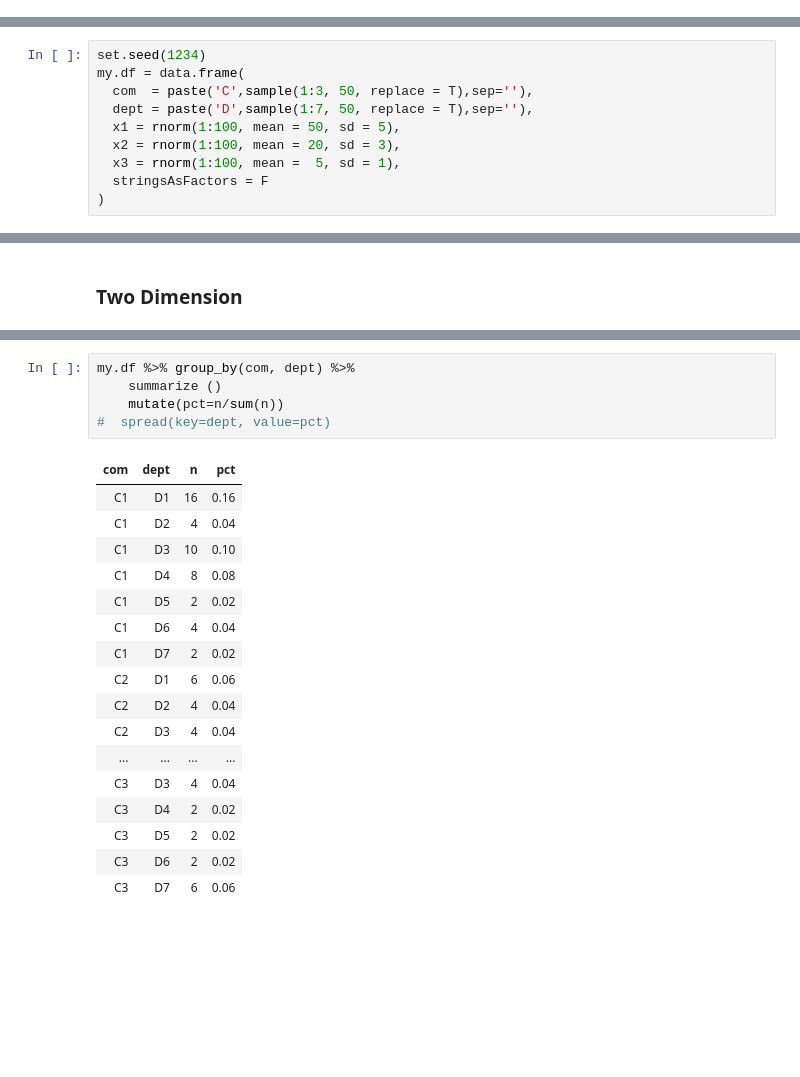
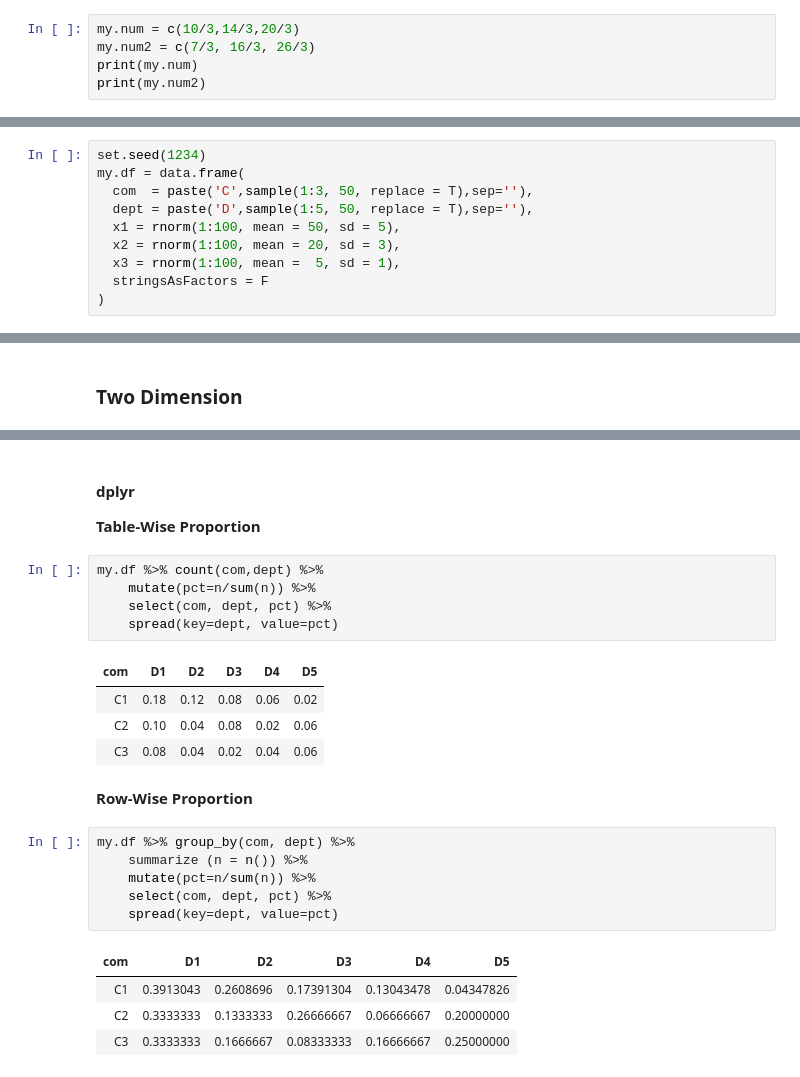
Before and after one commit to yongks/r_book, a Jupyter notebook: 01-fundamental.ipynb, the cells around one changed output, grey strips where cells are left out. Saved outputs shown, nothing was run; the diff lists cells and outputs as text; blank space fills up the shorter version.

```diff
--- a/01-fundamental.ipynb
+++ b/01-fundamental.ipynb
@@ -56,0 +60,5 @@ print( is.double( 2.3 ) )
+# %%
+my.num = c(10/3,14/3,20/3)
+my.num2 = c(7/3, 16/3, 26/3)
+print(my.num)
+print(my.num2)
@@ -1198,7 +1436,7 @@ summary(airquality)
 set.seed(1234)
 my.df = data.frame(
   com  = paste('C',sample(1:3, 50, replace = T),sep=''),
-  dept = paste('D',sample(1:7, 50, replace = T),sep=''),
+  dept = paste('D',sample(1:5, 50, replace = T),sep=''),
   x1 = rnorm(1:100, mean = 50, sd = 5),
   x2 = rnorm(1:100, mean = 20, sd = 3),
   x3 = rnorm(1:100, mean =  5, sd = 1),
@@ -1347,23 +1606,26 @@ prop.table(t2)
+# %% [markdown]
+#### dplyr
+**Table-Wise Proportion**
+# %%
+my.df %>% count(com,dept) %>%
+    mutate(pct=n/sum(n)) %>%
+    select(com, dept, pct) %>%
+    spread(key=dept, value=pct)
+# %% [output]
+| com | D1 | D2 | D3 | D4 | D5 |
+| C1 | 0.18 | 0.12 | 0.08 | 0.06 | 0.02 |
+| C2 | 0.10 | 0.04 | 0.08 | 0.02 | 0.06 |
+| C3 | 0.08 | 0.04 | 0.02 | 0.04 | 0.06 |
+# %% [markdown]
+**Row-Wise Proportion**
 # %%
 my.df %>% group_by(com, dept) %>%
-    summarize ()
-    mutate(pct=n/sum(n))
-#  spread(key=dept, value=pct)
+    summarize (n = n()) %>%
+    mutate(pct=n/sum(n)) %>%
+    select(com, dept, pct) %>%
+    spread(key=dept, value=pct)
 # %% [output]
-| com | dept | n | pct |
-| C1 | D1 | 16 | 0.16 |
-| C1 | D2 | 4 | 0.04 |
-| C1 | D3 | 10 | 0.10 |
-| C1 | D4 | 8 | 0.08 |
-| C1 | D5 | 2 | 0.02 |
-| C1 | D6 | 4 | 0.04 |
-| C1 | D7 | 2 | 0.02 |
-| C2 | D1 | 6 | 0.06 |
-| C2 | D2 | 4 | 0.04 |
-| C2 | D3 | 4 | 0.04 |
-| ... | ... | ... | ... |
-| C3 | D3 | 4 | 0.04 |
-| C3 | D4 | 2 | 0.02 |
-| C3 | D5 | 2 | 0.02 |
-| C3 | D6 | 2 | 0.02 |
-| C3 | D7 | 6 | 0.06 |
+| com | D1 | D2 | D3 | D4 | D5 |
+| C1 | 0.3913043 | 0.2608696 | 0.17391304 | 0.13043478 | 0.04347826 |
+| C2 | 0.3333333 | 0.1333333 | 0.26666667 | 0.06666667 | 0.20000000 |
+| C3 | 0.3333333 | 0.1666667 | 0.08333333 | 0.16666667 | 0.25000000 |
```
Also changed, not shown: parts of 72 cells of this notebook, 4 other files.
